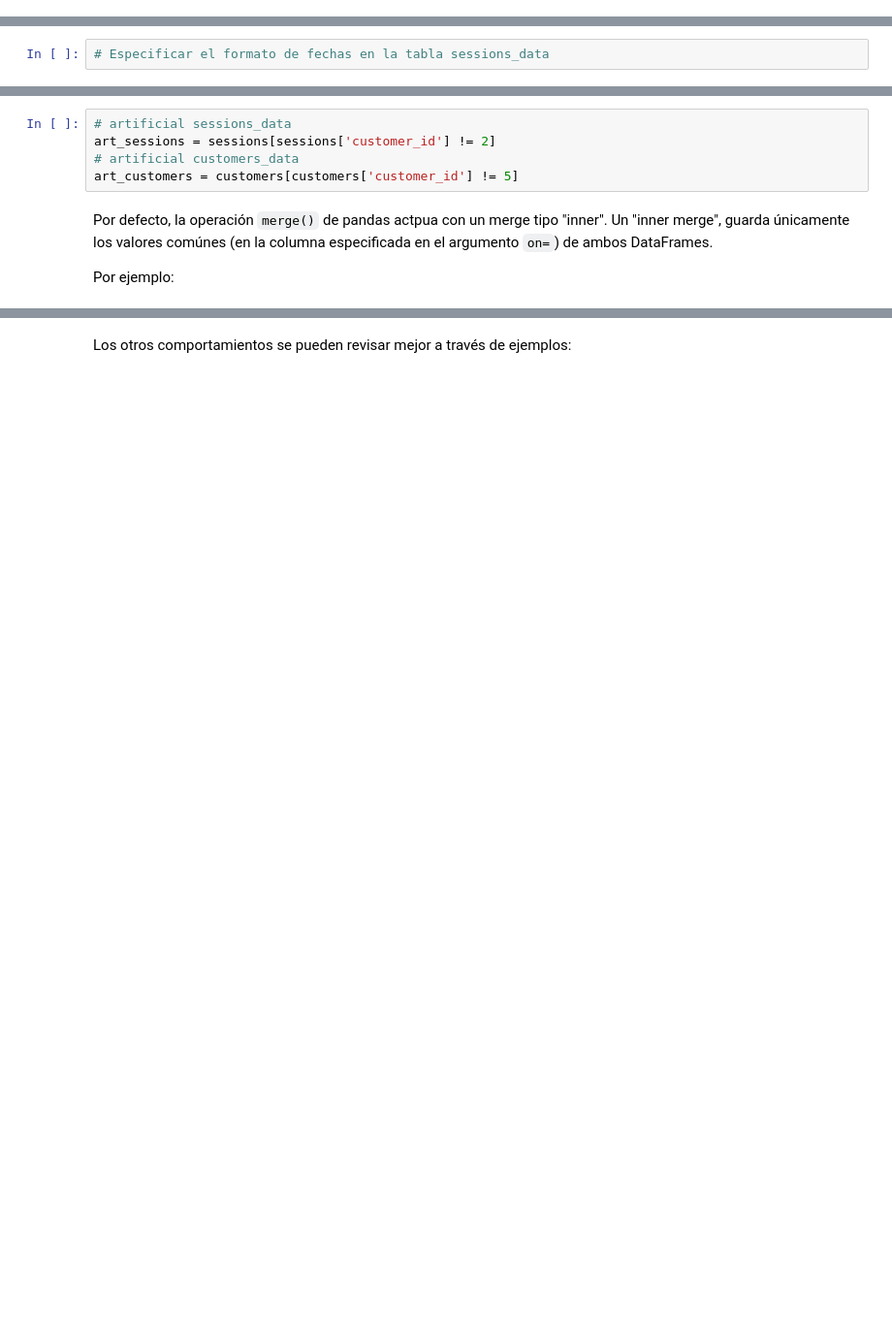
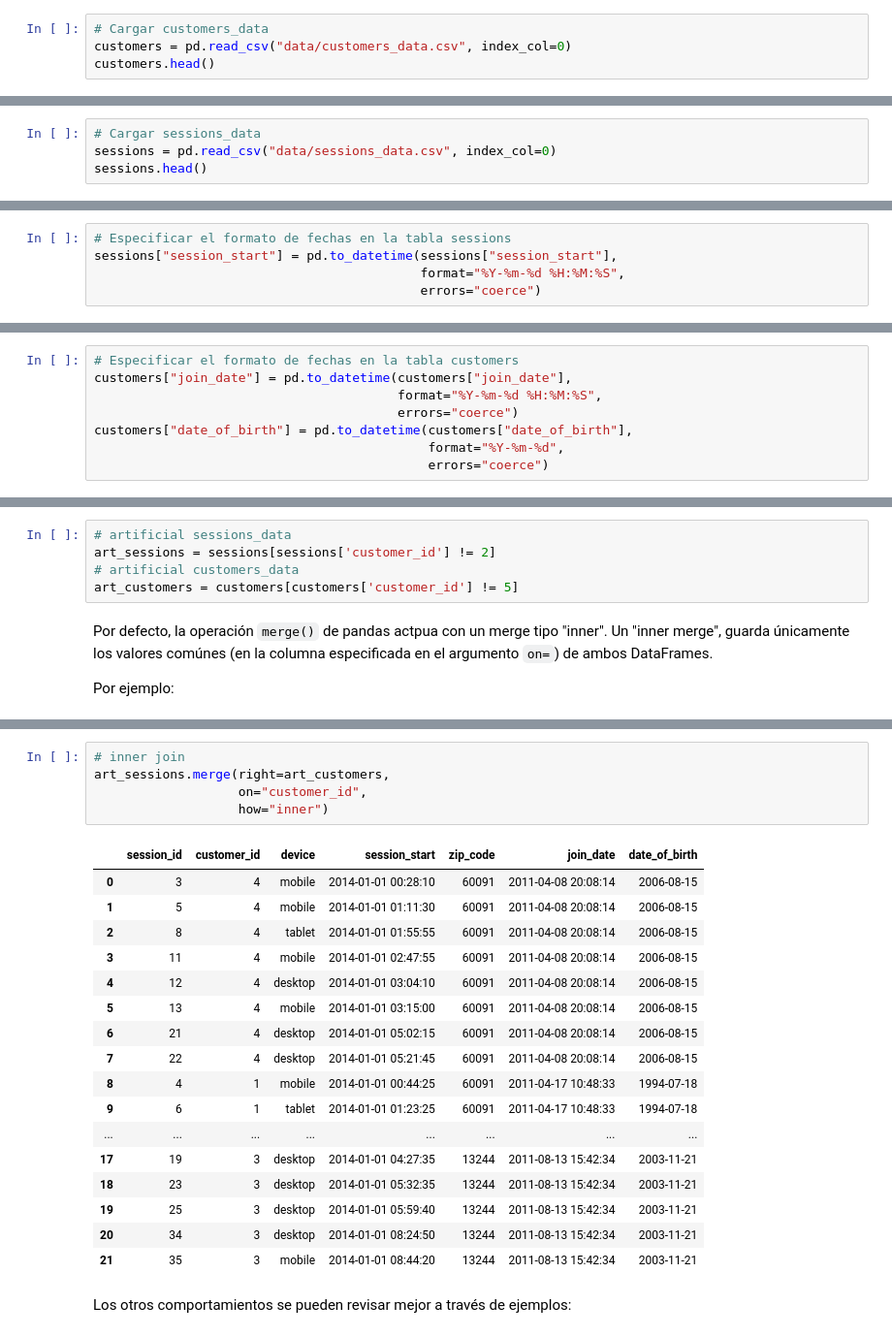
Before and after one commit to esjimenezro/prope_programacion_2021, a Jupyter notebook: Semana4/Clase7_ManipulacionDatosPandas2.ipynb, the cells around one changed output, grey strips where cells are left out. Shown at 97% size. Cells and saved outputs as stored; diff of their text form; blank space fills up the shorter version.

```diff
--- a/Semana4/Clase7_ManipulacionDatosPandas2.ipynb
+++ b/Semana4/Clase7_ManipulacionDatosPandas2.ipynb
@@ -55,0 +39,4 @@ Explorar los contenidos de cada tabla:
+# %%
+# Cargar customers_data
+customers = pd.read_csv("data/customers_data.csv", index_col=0)
+customers.head()
@@ -55,0 +54,4 @@ Explorar los contenidos de cada tabla:
+# %%
+# Cargar sessions_data
+sessions = pd.read_csv("data/sessions_data.csv", index_col=0)
+sessions.head()
@@ -70,2 +200,5 @@ Hagan esto mismo para todas las tablas:
 # %%
-# Especificar el formato de fechas en la tabla sessions_data
+# Especificar el formato de fechas en la tabla sessions
+sessions["session_start"] = pd.to_datetime(sessions["session_start"],
+                                           format="%Y-%m-%d %H:%M:%S",
+                                           errors="coerce")
@@ -76,3 +223,11 @@ Hagan esto mismo para todas las tablas:
+# %%
+# Especificar el formato de fechas en la tabla customers
+customers["join_date"] = pd.to_datetime(customers["join_date"],
+                                        format="%Y-%m-%d %H:%M:%S",
+                                        errors="coerce")
+customers["date_of_birth"] = pd.to_datetime(customers["date_of_birth"],
+                                            format="%Y-%m-%d",
+                                            errors="coerce")
 # %% [markdown]
 ## Volviendo al problema ...
 
@@ -152,2 +410,25 @@ Por ejemplo:
+# %%
+# inner join
+art_sessions.merge(right=art_customers,
+                   on="customer_id",
+                   how="inner")
+# %% [output]
+|  | session_id | customer_id | device | session_start | zip_code | join_date | date_of_birth |
+| 0 | 3 | 4 | mobile | 2014-01-01 00:28:10 | 60091 | 2011-04-08 20:08:14 | 2006-08-15 |
+| 1 | 5 | 4 | mobile | 2014-01-01 01:11:30 | 60091 | 2011-04-08 20:08:14 | 2006-08-15 |
+| 2 | 8 | 4 | tablet | 2014-01-01 01:55:55 | 60091 | 2011-04-08 20:08:14 | 2006-08-15 |
+| 3 | 11 | 4 | mobile | 2014-01-01 02:47:55 | 60091 | 2011-04-08 20:08:14 | 2006-08-15 |
+| 4 | 12 | 4 | desktop | 2014-01-01 03:04:10 | 60091 | 2011-04-08 20:08:14 | 2006-08-15 |
+| 5 | 13 | 4 | mobile | 2014-01-01 03:15:00 | 60091 | 2011-04-08 20:08:14 | 2006-08-15 |
+| 6 | 21 | 4 | desktop | 2014-01-01 05:02:15 | 60091 | 2011-04-08 20:08:14 | 2006-08-15 |
+| 7 | 22 | 4 | desktop | 2014-01-01 05:21:45 | 60091 | 2011-04-08 20:08:14 | 2006-08-15 |
+| 8 | 4 | 1 | mobile | 2014-01-01 00:44:25 | 60091 | 2011-04-17 10:48:33 | 1994-07-18 |
+| 9 | 6 | 1 | tablet | 2014-01-01 01:23:25 | 60091 | 2011-04-17 10:48:33 | 1994-07-18 |
+| ... | ... | ... | ... | ... | ... | ... | ... |
+| 17 | 19 | 3 | desktop | 2014-01-01 04:27:35 | 13244 | 2011-08-13 15:42:34 | 2003-11-21 |
+| 18 | 23 | 3 | desktop | 2014-01-01 05:32:35 | 13244 | 2011-08-13 15:42:34 | 2003-11-21 |
+| 19 | 25 | 3 | desktop | 2014-01-01 05:59:40 | 13244 | 2011-08-13 15:42:34 | 2003-11-21 |
+| 20 | 34 | 3 | desktop | 2014-01-01 08:24:50 | 13244 | 2011-08-13 15:42:34 | 2003-11-21 |
+| 21 | 35 | 3 | mobile | 2014-01-01 08:44:20 | 13244 | 2011-08-13 15:42:34 | 2003-11-21 |
 # %% [markdown]
 Los otros comportamientos se pueden revisar mejor a través de ejemplos:
```
Also changed, not shown: parts of 55 cells of this notebook, 2 other files.
